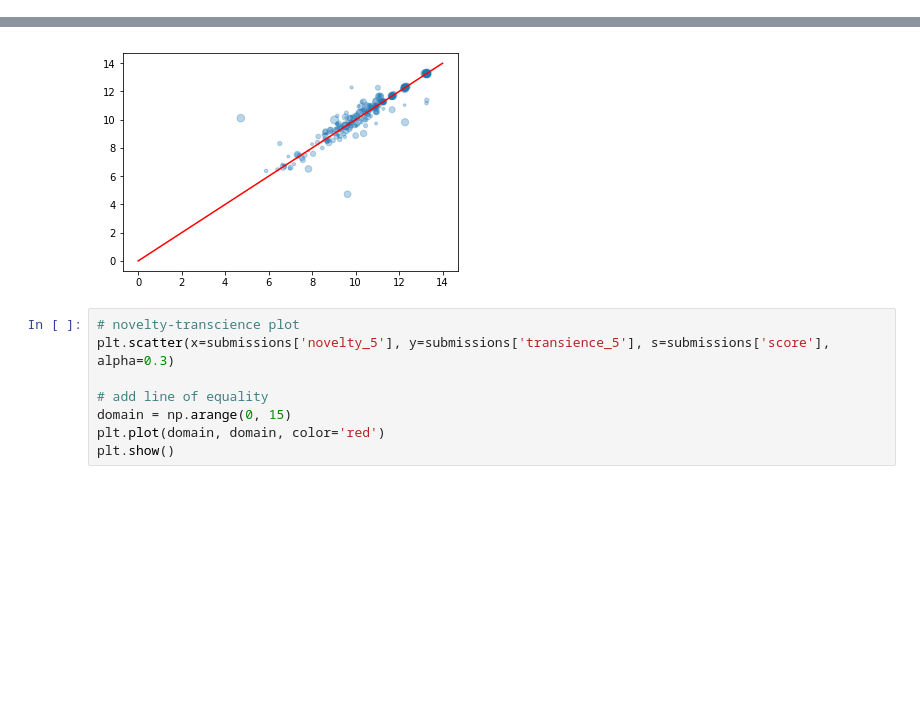
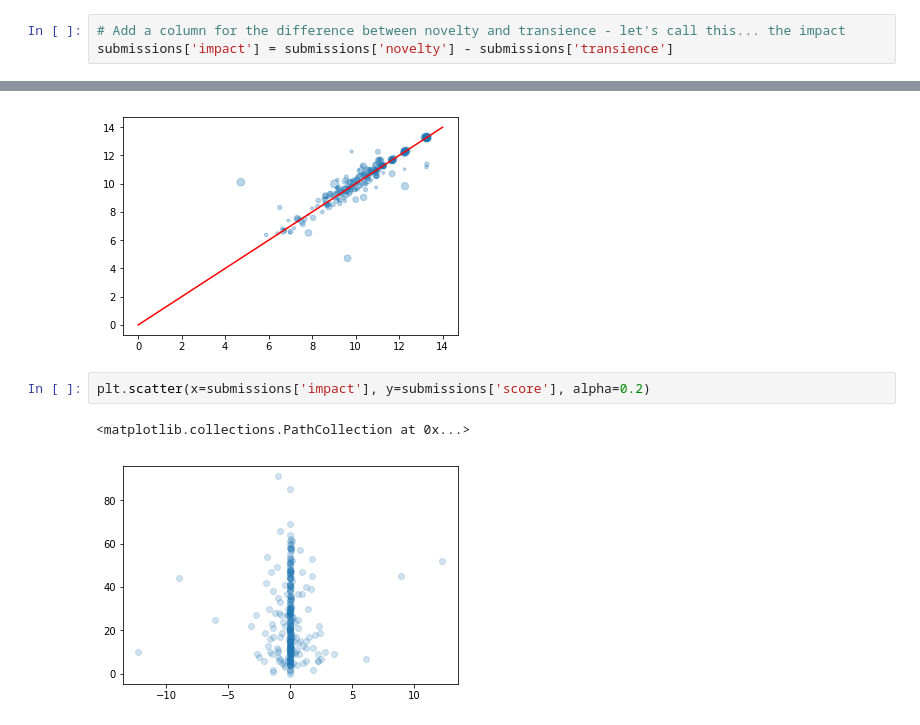
Before and after one commit to mjkern/RedditSubcultures, a Jupyter notebook: Data Cleaning and Augmentation.ipynb, the cells around one changed output, grey strips where cells are left out. Cells and saved outputs as stored; diff of their text form; blank space fills up the shorter version.

Commit message:
began analyzing impact

```diff
--- a/Data Cleaning and Augmentation.ipynb
+++ b/Data Cleaning and Augmentation.ipynb
@@ -209,6 +209,9 @@ submissions['transience_5'] = submissions.apply(lambda row: average_kld(row['wor
 
 # Cleanup
 submissions = submissions.drop('next_dists', axis=1)
+# %%
+# Add a column for the difference between novelty and transience - let's call this... the impact
+submissions['impact'] = submissions['novelty'] - submissions['transience']
 # %% [markdown]
 ## Grouping By Users
 # %%
@@ -386,11 +389,8 @@ plt.plot(domain, domain, color='red')
 plt.show()
 # %% [output]
 [figure]
-# %%
-# novelty-transcience plot
-plt.scatter(x=submissions['novelty_5'], y=submissions['transience_5'], s=submissions['score'], alpha=0.3)
-
-# add line of equality
-domain = np.arange(0, 15)
-plt.plot(domain, domain, color='red')
-plt.show()
+# %%
+plt.scatter(x=submissions['impact'], y=submissions['score'], alpha=0.2)
+# %% [output]
+<matplotlib.collections.PathCollection at 0x...>
+[figure, added]
```
